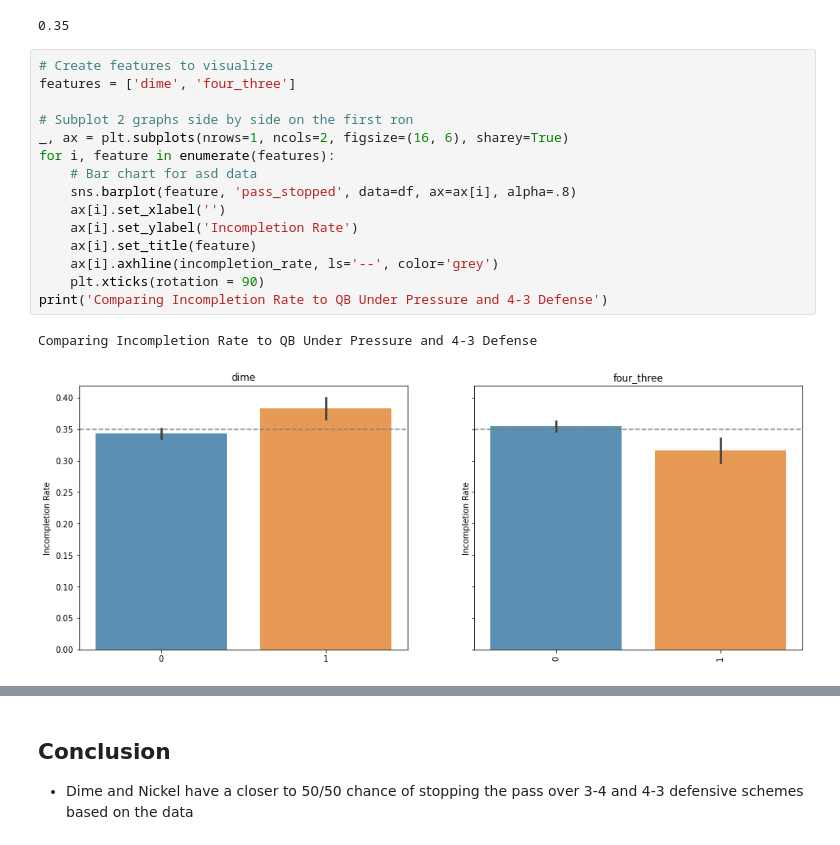
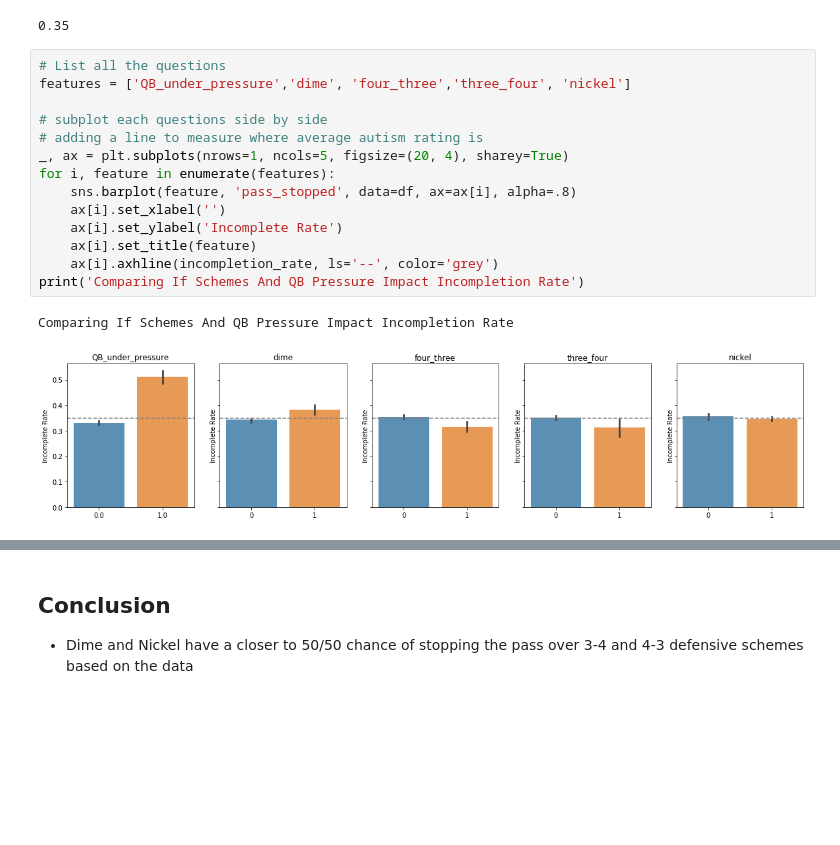
Before and after one commit to Fourth-and-Four/NFL-Big-Data-Bowl-2021, a Jupyter notebook: austin_scratch.ipynb, the cells around one changed output, grey strips where cells are left out. Cells and saved outputs as stored; diff of their text form; blank space fills up the shorter version.

```diff
--- a/austin_scratch.ipynb
+++ b/austin_scratch.ipynb
@@ -122,20 +141,19 @@ incompletion_rate
 # %% [output]
 0.35
 # %%
-# Create features to visualize
-features = ['dime', 'four_three']
+# List all the questions
+features = ['QB_under_pressure','dime', 'four_three','three_four', 'nickel']
 
-# Subplot 2 graphs side by side on the first ron
-_, ax = plt.subplots(nrows=1, ncols=2, figsize=(16, 6), sharey=True)
+# subplot each questions side by side
+# adding a line to measure where average autism rating is
+_, ax = plt.subplots(nrows=1, ncols=5, figsize=(20, 4), sharey=True)
 for i, feature in enumerate(features):
-    # Bar chart for asd data
     sns.barplot(feature, 'pass_stopped', data=df, ax=ax[i], alpha=.8)
     ax[i].set_xlabel('')
-    ax[i].set_ylabel('Incompletion Rate')
+    ax[i].set_ylabel('Incomplete Rate')
     ax[i].set_title(feature)
     ax[i].axhline(incompletion_rate, ls='--', color='grey')
-    plt.xticks(rotation = 90)
-print('Comparing Incompletion Rate to QB Under Pressure and 4-3 Defense')
+print('Comparing If Schemes And QB Pressure Impact Incompletion Rate')
 # %% [output]
-Comparing Incompletion Rate to QB Under Pressure and 4-3 Defense
+Comparing If Schemes And QB Pressure Impact Incompletion Rate
-[figure, old version]
+[figure, new version]
```
Also changed, not shown: parts of 4 cells of this notebook, 1 other file.
